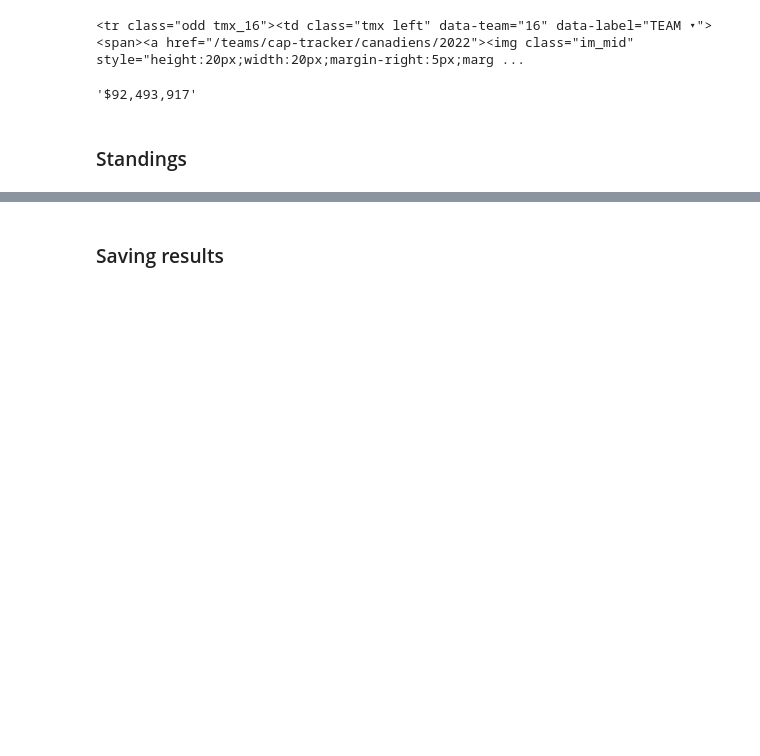
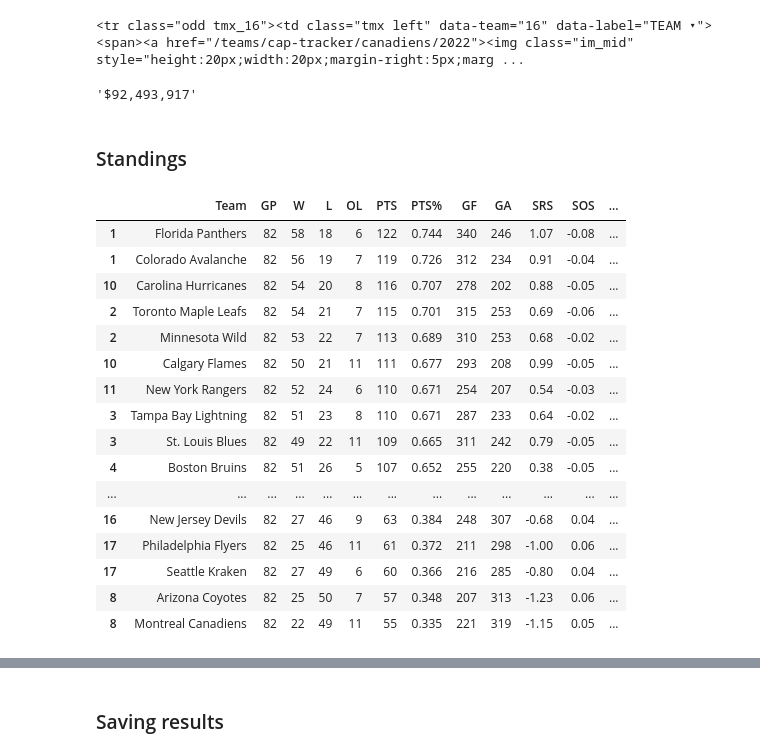
Before and after one commit to maxhumber/WS60, a Jupyter notebook: notebooks/2-pucks.ipynb, the cells around one changed output, grey strips where cells are left out. Cells and saved outputs as stored; diff of their text form; code cells hidden in the pictures; blank space fills up the shorter version.

```diff
--- a/notebooks/2-pucks.ipynb
+++ b/notebooks/2-pucks.ipynb
@@ -53,4 +56,24 @@ df = df.rename(columns={'Unnamed: 0': 'Team'})
 df = df.sort_values("PTS%", ascending = False)
+# %%
+df
+# %% [output]
+|  | Team | GP | W | L | OL | PTS | PTS% | GF | GA | SRS | SOS | ... |
+| 1 | Florida Panthers | 82 | 58 | 18 | 6 | 122 | 0.744 | 340 | 246 | 1.07 | -0.08 | ... |
+| 1 | Colorado Avalanche | 82 | 56 | 19 | 7 | 119 | 0.726 | 312 | 234 | 0.91 | -0.04 | ... |
+| 10 | Carolina Hurricanes | 82 | 54 | 20 | 8 | 116 | 0.707 | 278 | 202 | 0.88 | -0.05 | ... |
+| 2 | Toronto Maple Leafs | 82 | 54 | 21 | 7 | 115 | 0.701 | 315 | 253 | 0.69 | -0.06 | ... |
+| 2 | Minnesota Wild | 82 | 53 | 22 | 7 | 113 | 0.689 | 310 | 253 | 0.68 | -0.02 | ... |
+| 10 | Calgary Flames | 82 | 50 | 21 | 11 | 111 | 0.677 | 293 | 208 | 0.99 | -0.05 | ... |
+| 11 | New York Rangers | 82 | 52 | 24 | 6 | 110 | 0.671 | 254 | 207 | 0.54 | -0.03 | ... |
+| 3 | Tampa Bay Lightning | 82 | 51 | 23 | 8 | 110 | 0.671 | 287 | 233 | 0.64 | -0.02 | ... |
+| 3 | St. Louis Blues | 82 | 49 | 22 | 11 | 109 | 0.665 | 311 | 242 | 0.79 | -0.05 | ... |
+| 4 | Boston Bruins | 82 | 51 | 26 | 5 | 107 | 0.652 | 255 | 220 | 0.38 | -0.05 | ... |
+| ... | ... | ... | ... | ... | ... | ... | ... | ... | ... | ... | ... | ... |
+| 16 | New Jersey Devils | 82 | 27 | 46 | 9 | 63 | 0.384 | 248 | 307 | -0.68 | 0.04 | ... |
+| 17 | Philadelphia Flyers | 82 | 25 | 46 | 11 | 61 | 0.372 | 211 | 298 | -1.00 | 0.06 | ... |
+| 17 | Seattle Kraken | 82 | 27 | 49 | 6 | 60 | 0.366 | 216 | 285 | -0.80 | 0.04 | ... |
+| 8 | Arizona Coyotes | 82 | 25 | 50 | 7 | 57 | 0.348 | 207 | 313 | -1.23 | 0.06 | ... |
+| 8 | Montreal Canadiens | 82 | 22 | 49 | 11 | 55 | 0.335 | 221 | 319 | -1.15 | 0.05 | ... |
 # %%
 df = pd.merge(df, cap_hits, on='Team', how='left')
 df["efficiency"] = df["spend"] / 1_000_000 / df["PTS%"]
```
Also changed, not shown: parts of 8 cells of this notebook, 4 other files.
